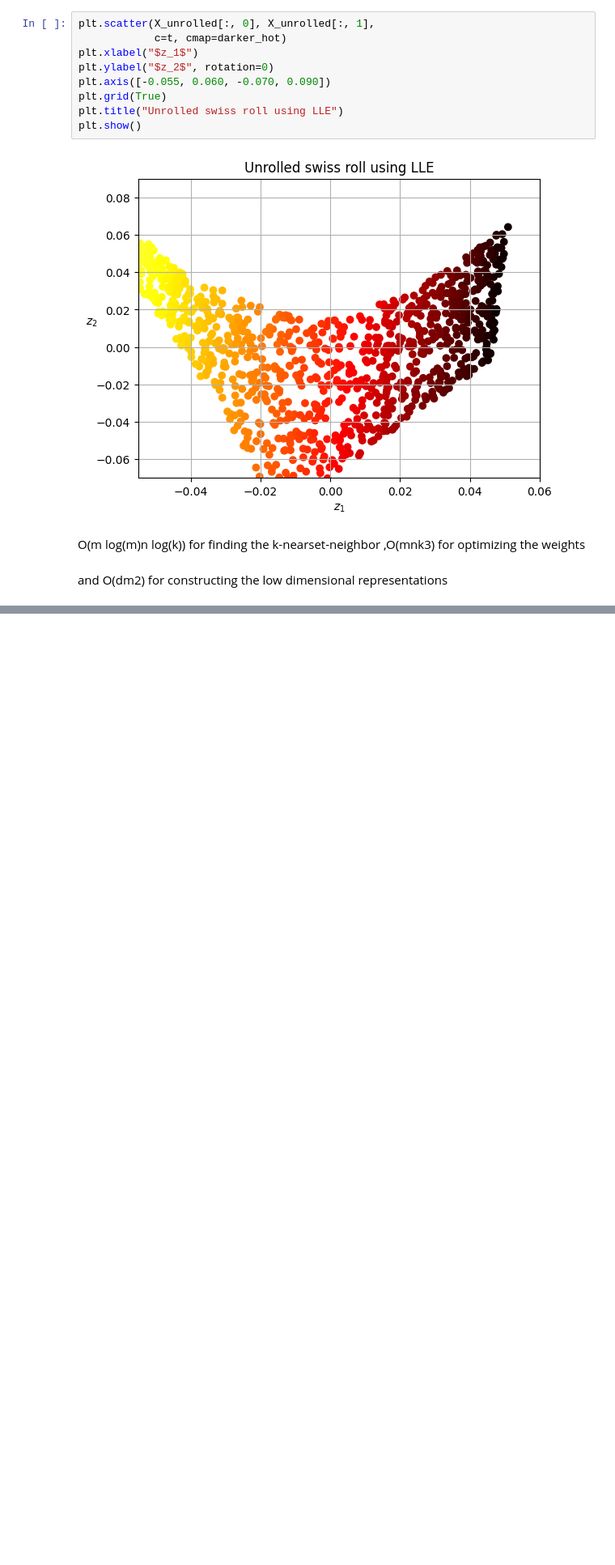
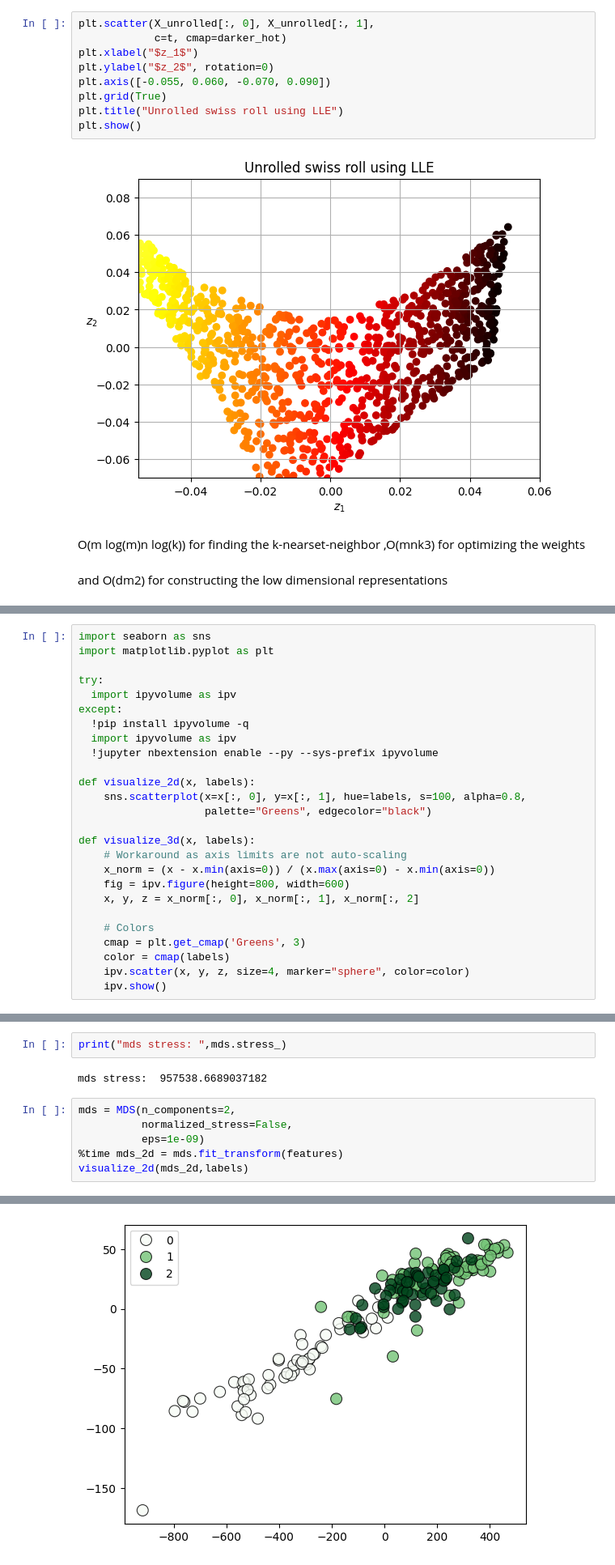
Before and after one commit to ALIAQIL/hands-on-ml-with-scikit-learn-and-pytorch, a Jupyter notebook: 8-Dimesionality-reduction/xca.ipynb, the cells around one changed output, grey strips where cells are left out. Shown at 81% size. Drawn from its saved outputs; the diff is of its cells as text; blank space fills up the shorter version.

```diff
--- a/8-Dimesionality-reduction/xca.ipynb
+++ b/8-Dimesionality-reduction/xca.ipynb
@@ -575,0 +648,26 @@ and O(dm2) for constructing the low dimensional representations
+# %%
+import seaborn as sns
+import matplotlib.pyplot as plt
+
+try:
+  import ipyvolume as ipv
+except:
+  !pip install ipyvolume -q
+  import ipyvolume as ipv
+  !jupyter nbextension enable --py --sys-prefix ipyvolume
+
+def visualize_2d(x, labels):
+    sns.scatterplot(x=x[:, 0], y=x[:, 1], hue=labels, s=100, alpha=0.8,
+                    palette="Greens", edgecolor="black")
+
+def visualize_3d(x, labels):
+    # Workaround as axis limits are not auto-scaling
+    x_norm = (x - x.min(axis=0)) / (x.max(axis=0) - x.min(axis=0))
+    fig = ipv.figure(height=800, width=600)
+    x, y, z = x_norm[:, 0], x_norm[:, 1], x_norm[:, 2]
+
+    # Colors
+    cmap = plt.get_cmap('Greens', 3)
+    color = cmap(labels)
+    ipv.scatter(x, y, z, size=4, marker="sphere", color=color)
+    ipv.show()
@@ -575,0 +723,11 @@ and O(dm2) for constructing the low dimensional representations
+# %%
+print("mds stress: ",mds.stress_)
+# %% [output]
+mds stress:  957538.6689037182
+# %%
+mds = MDS(n_components=2,
+          normalized_stress=False,
+          eps=1e-09)
+%time mds_2d = mds.fit_transform(features)
+visualize_2d(mds_2d,labels)
+# %% [output]
@@ -575,0 +736 @@ and O(dm2) for constructing the low dimensional representations
+[figure, added]
```
Also changed, not shown: parts of 49 cells of this notebook.
